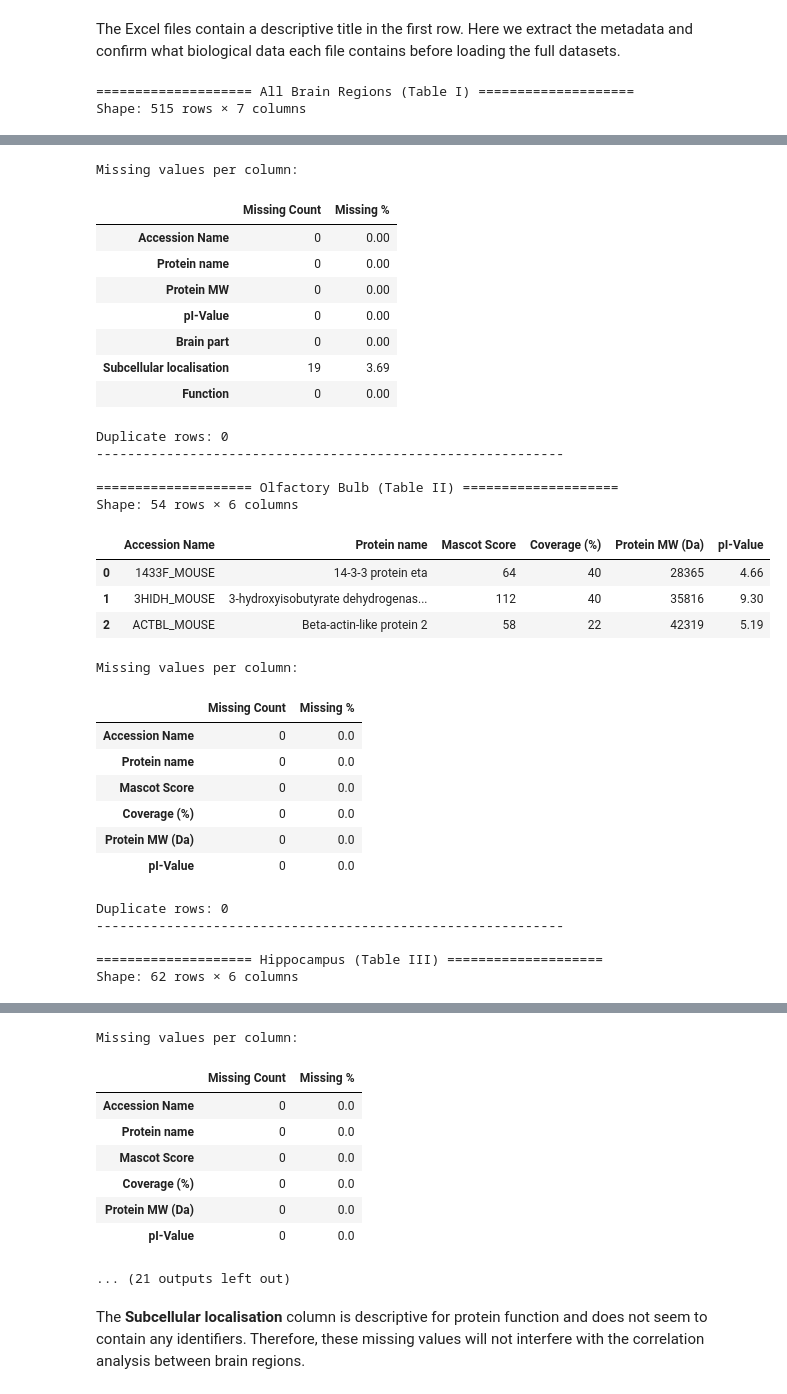
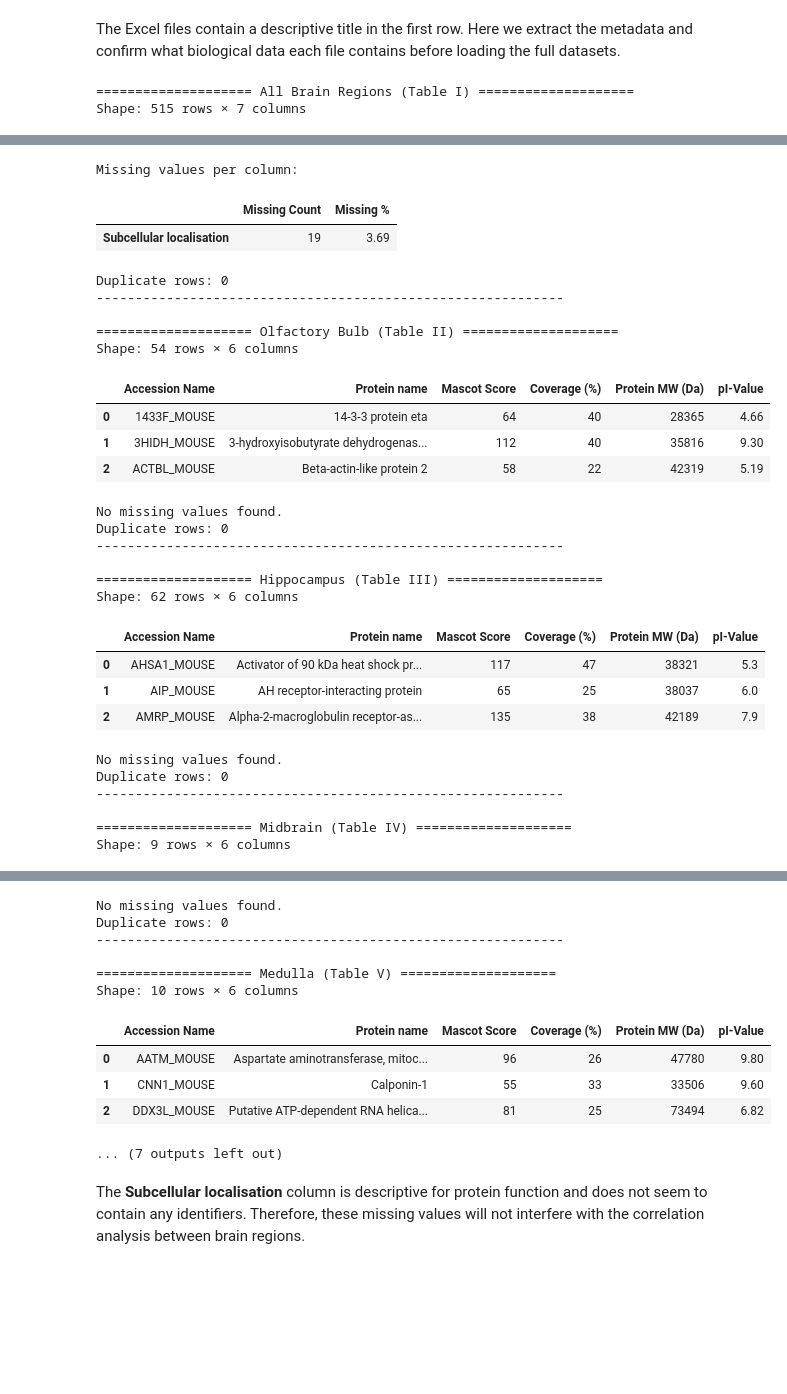
Before and after one commit to ikotsov/proteomic-analysis, a Jupyter notebook: notebooks/data_exploration.ipynb, the cells around one changed output, grey strips where cells are left out. Saved outputs shown, nothing was run; the diff lists cells and outputs as text; code cells hidden in the pictures; blank space fills up the shorter version.

```diff
--- a/notebooks/data_exploration.ipynb
+++ b/notebooks/data_exploration.ipynb
@@ -69,29 +75,7 @@ cortex.xls: Table VIII. Proteins identified only in cortex
 # %% [markdown]
 The Excel files contain a descriptive title in the first row. Here we extract the metadata and confirm what biological data each file contains before loading the full datasets.
 # %%
-for title, df in taraslia_dfs_dict.items():
-    print(f"\n{'='*20} {title} {'='*20}")
-
-    print(f"Shape: {df.shape[0]} rows × {df.shape[1]} columns")
-
-    # Show only first 3 rows for a quick look
-    display(df.head(3))
-
-    # Compute missing values
-    missing_counts = df.isnull().sum()
-    missing_percent = (df.isnull().mean() * 100).round(2)
-
-    # Compute duplicates
-    duplicate_count = df.duplicated().sum()
-
-    print("\nMissing values per column:")
-    display(pd.DataFrame({
-        "Missing Count": missing_counts,
-        "Missing %": missing_percent
-    }))
-
-    print(f"Duplicate rows: {duplicate_count}")
-    print("-" * 60)
+inspect_datasets(taraslia_dfs_dict)
 # %% [output]
 ==================== All Brain Regions (Table I) ====================
 Shape: 515 rows × 7 columns
@@ -101,13 +85,7 @@ Shape: 515 rows × 7 columns
 | 2 | 1433F_MOUSE | 14-3-3 protein eta | 28365 | 4.66 | OB | Cytoplasm | Glucocorticoid catabolism, glucoc... |
 Missing values per column:
 |  | Missing Count | Missing % |
-| Accession Name | 0 | 0.00 |
-| Protein name | 0 | 0.00 |
-| Protein MW | 0 | 0.00 |
-| pI-Value | 0 | 0.00 |
-| Brain part | 0 | 0.00 |
 | Subcellular localisation | 19 | 3.69 |
-| Function | 0 | 0.00 |
 Duplicate rows: 0
 ------------------------------------------------------------
 
@@ -117,17 +95,20 @@ Shape: 54 rows × 6 columns
 | 0 | 1433F_MOUSE | 14-3-3 protein eta | 64 | 40 | 28365 | 4.66 |
 | 1 | 3HIDH_MOUSE | 3-hydroxyisobutyrate dehydrogenas... | 112 | 40 | 35816 | 9.30 |
 | 2 | ACTBL_MOUSE | Beta-actin-like protein 2 | 58 | 22 | 42319 | 5.19 |
-Missing values per column:
+No missing values found.
+Duplicate rows: 0
+------------------------------------------------------------
+
+==================== Hippocampus (Table III) ====================
+Shape: 62 rows × 6 columns
-|  | Missing Count | Missing % |
-| Accession Name | 0 | 0.0 |
-| Protein name | 0 | 0.0 |
-| Mascot Score | 0 | 0.0 |
-| Coverage (%) | 0 | 0.0 |
-| Protein MW (Da) | 0 | 0.0 |
-| pI-Value | 0 | 0.0 |
+|  | Accession Name | Protein name | Mascot Score | Coverage (%) | Protein MW (Da) | pI-Value |
+| 0 | AHSA1_MOUSE | Activator of 90 kDa heat shock pr... | 117 | 47 | 38321 | 5.3 |
+| 1 | AIP_MOUSE | AH receptor-interacting protein | 65 | 25 | 38037 | 6.0 |
+| 2 | AMRP_MOUSE | Alpha-2-macroglobulin receptor-as... | 135 | 38 | 42189 | 7.9 |
+No missing values found.
 Duplicate rows: 0
 ------------------------------------------------------------
 
-==================== Hippocampus (Table III) ====================
-Shape: 62 rows × 6 columns
+==================== Midbrain (Table IV) ====================
+Shape: 9 rows × 6 columns
 |  | Accession Name | Protein name | Mascot Score | Coverage (%) | Protein MW (Da) | pI-Value |
@@ -137,12 +118,14 @@ Shape: 62 rows × 6 columns
-Missing values per column:
+No missing values found.
+Duplicate rows: 0
+------------------------------------------------------------
+
+==================== Medulla (Table V) ====================
+Shape: 10 rows × 6 columns
-|  | Missing Count | Missing % |
-| Accession Name | 0 | 0.0 |
-| Protein name | 0 | 0.0 |
-| Mascot Score | 0 | 0.0 |
-| Coverage (%) | 0 | 0.0 |
-| Protein MW (Da) | 0 | 0.0 |
-| pI-Value | 0 | 0.0 |
+|  | Accession Name | Protein name | Mascot Score | Coverage (%) | Protein MW (Da) | pI-Value |
+| 0 | AATM_MOUSE | Aspartate aminotransferase, mitoc... | 96 | 26 | 47780 | 9.80 |
+| 1 | CNN1_MOUSE | Calponin-1 | 55 | 33 | 33506 | 9.60 |
+| 2 | DDX3L_MOUSE | Putative ATP-dependent RNA helica... | 81 | 25 | 73494 | 6.82 |
-... (21 outputs left out)
+... (7 outputs left out)
 # %% [markdown]
 The **Subcellular localisation** column is descriptive for protein function and does not seem to contain any identifiers. Therefore, these missing values will not interfere with the correlation analysis between brain regions.
 # %% [markdown]
```
Also changed, not shown: parts of 5 cells of this notebook.
